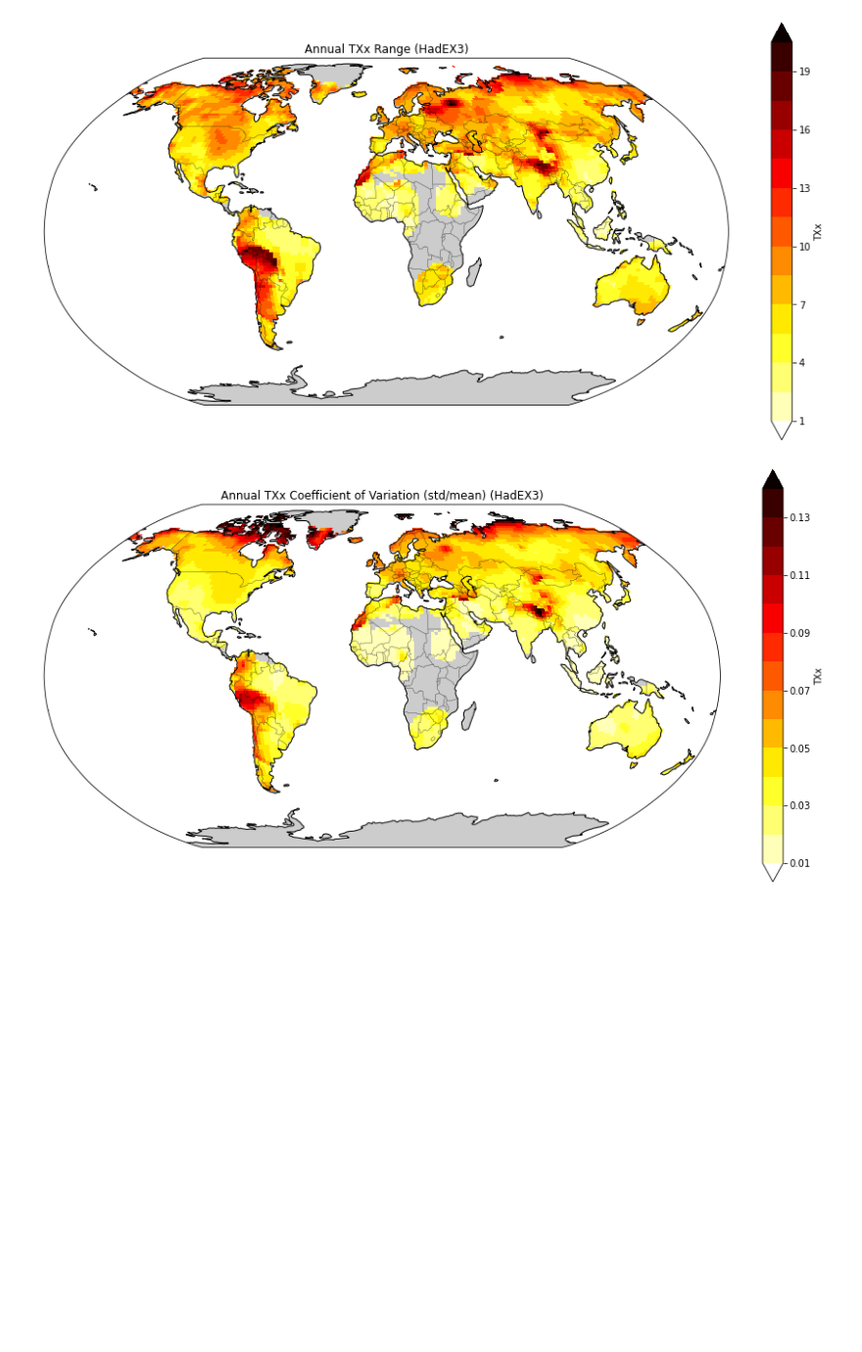
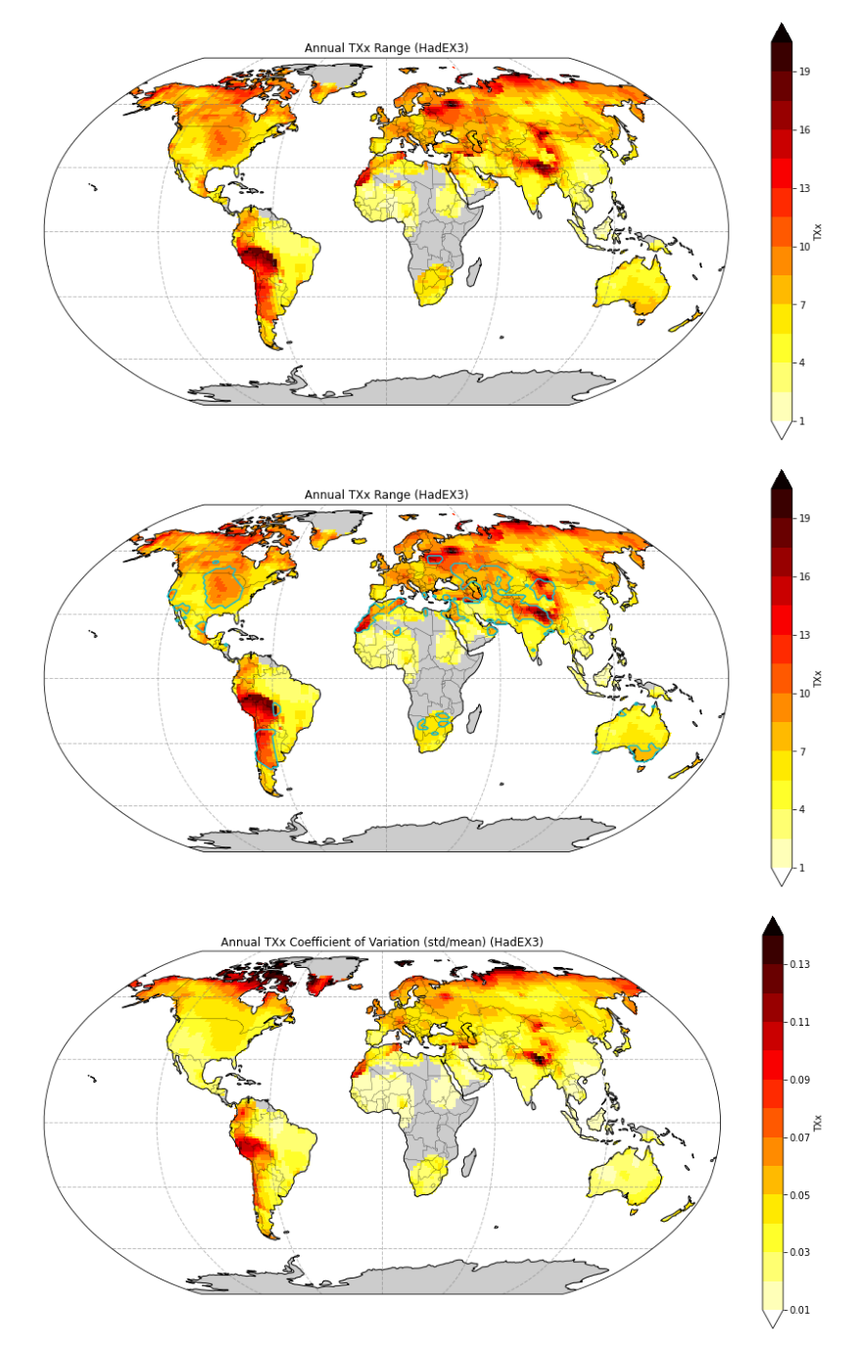
Before and after one commit to DamienIrving/TXx, a Jupyter notebook: TXx.ipynb, the cells around one changed output. Shown at 98% size. Saved outputs shown, nothing was run; the diff lists cells and outputs as text; code cells hidden in the pictures; blank space fills up the shorter version.

```diff
--- a/TXx.ipynb
+++ b/TXx.ipynb
@@ -91,6 +136,16 @@ plot_data(
 )
 # %% [output]
 [figure]
+# %%
+plot_data(
+    txx_range,
+    'Annual TXx Range (HadEX3)',
+    cbar_levels=np.arange(1, 21, 1.5),
+    outfile='annual-txx_range_HadEX3_danger.png',
+    contours=danger,
+)
+# %% [output]
+[figure, added]
 # %%
 plot_data(
     txx_cov,
```
Also changed, not shown: parts of 6 cells of this notebook.
